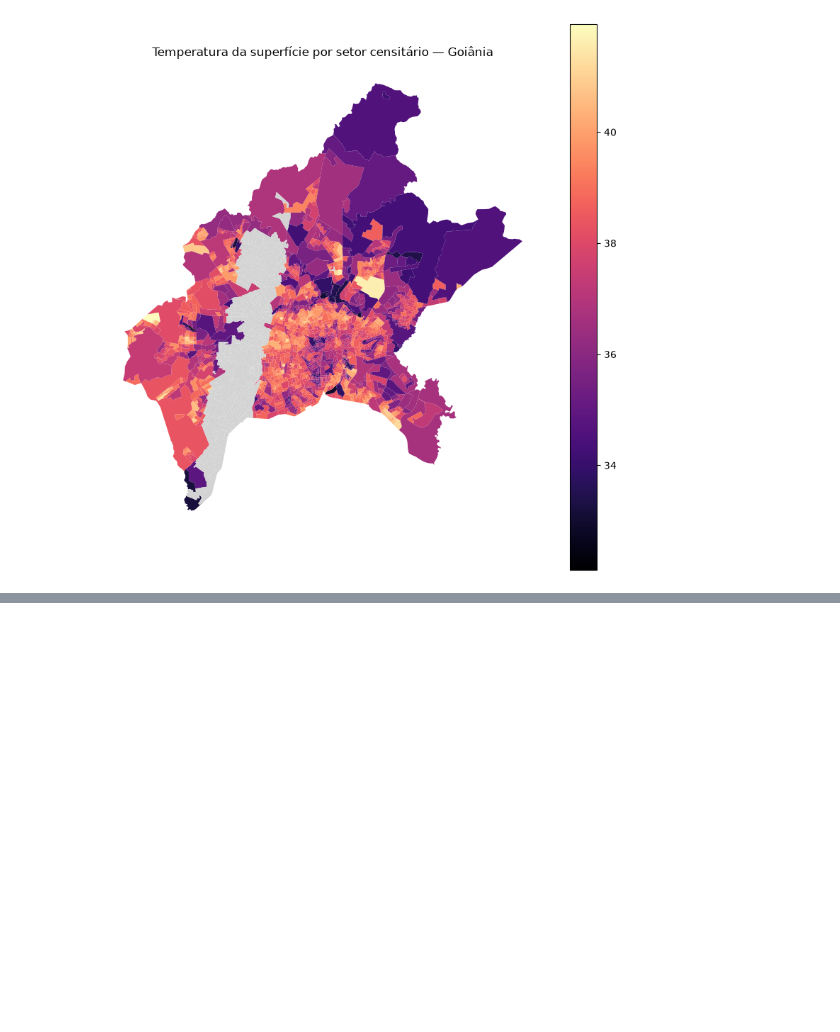
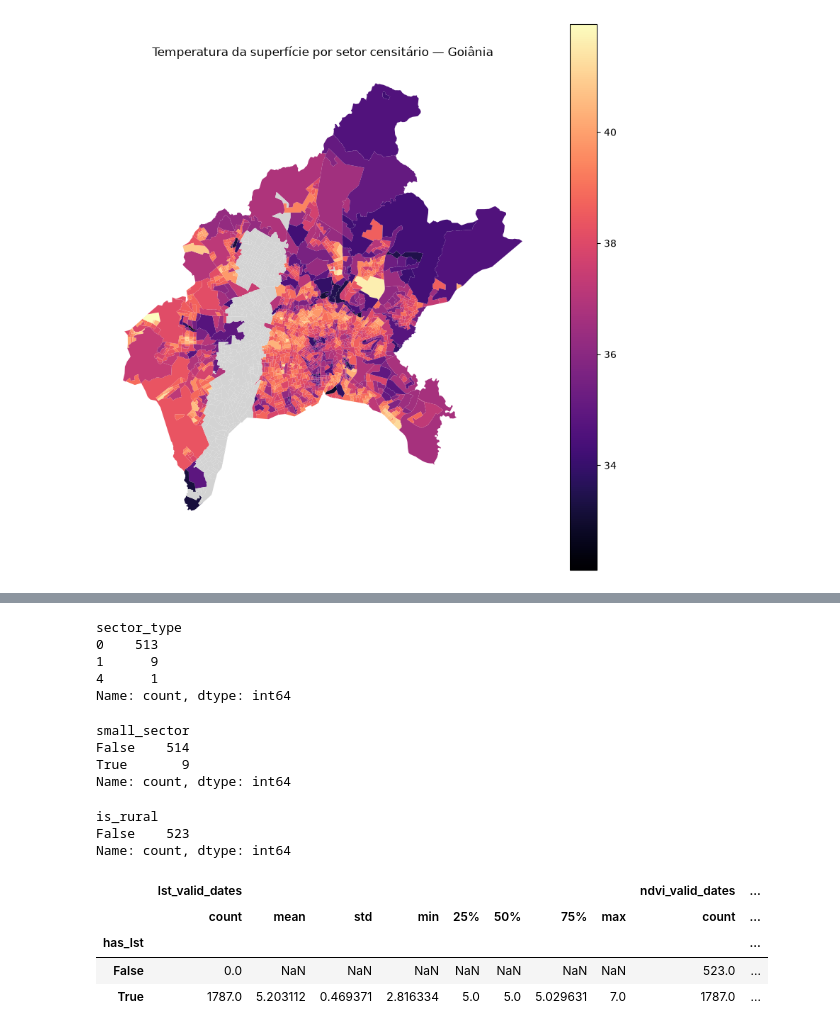
Before and after one commit to HannahGrecco/goiania-thermal-justice, a Jupyter notebook: notebooks/02_earth_engine.ipynb, the cells around one changed output, grey strips where cells are left out. Drawn from its saved outputs; the diff is of its cells as text; code cells hidden in the pictures; blank space fills up the shorter version.

```diff
--- a/notebooks/02_earth_engine.ipynb
+++ b/notebooks/02_earth_engine.ipynb
@@ -416,0 +501,33 @@ plt.show()
+# %%
+missing_lst_info["sector_type"].value_counts(dropna=False)
+# %% [output]
+sector_type
+0    513
+1      9
+4      1
+Name: count, dtype: int64
+# %%
+missing_lst_info["small_sector"].value_counts(dropna=False)
+# %% [output]
+small_sector
+False    514
+True       9
+Name: count, dtype: int64
+# %%
+missing_lst_info["is_rural"].value_counts(dropna=False)
+# %% [output]
+is_rural
+False    523
+Name: count, dtype: int64
+# %%
+sector_metrics_gdf.assign(
+    has_lst=sector_metrics_gdf["lst_c"].notna()
+).groupby("has_lst")[
+    ["lst_valid_dates", "ndvi_valid_dates"]
+].describe()
+# %% [output]
+|  | lst_valid_dates |  |  |  |  |  |  |  | ndvi_valid_dates | ... |
+|  | count | mean | std | min | 25% | 50% | 75% | max | count | ... |
+| has_lst |  |  |  |  |  |  |  |  |  | ... |
+| False | 0.0 | NaN | NaN | NaN | NaN | NaN | NaN | NaN | 523.0 | ... |
+| True | 1787.0 | 5.203112 | 0.469371 | 2.816334 | 5.0 | 5.0 | 5.029631 | 7.0 | 1787.0 | ... |
```
Also changed, not shown: parts of 15 cells of this notebook, 1 other file.
